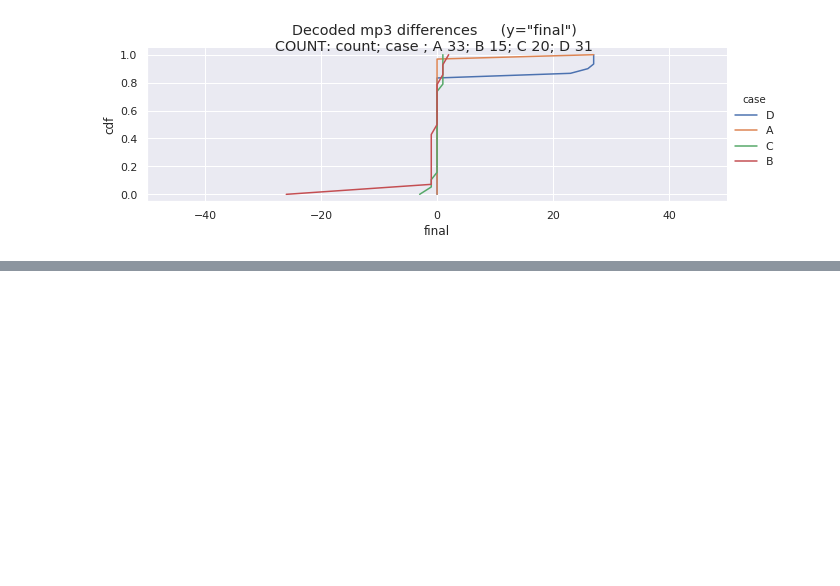
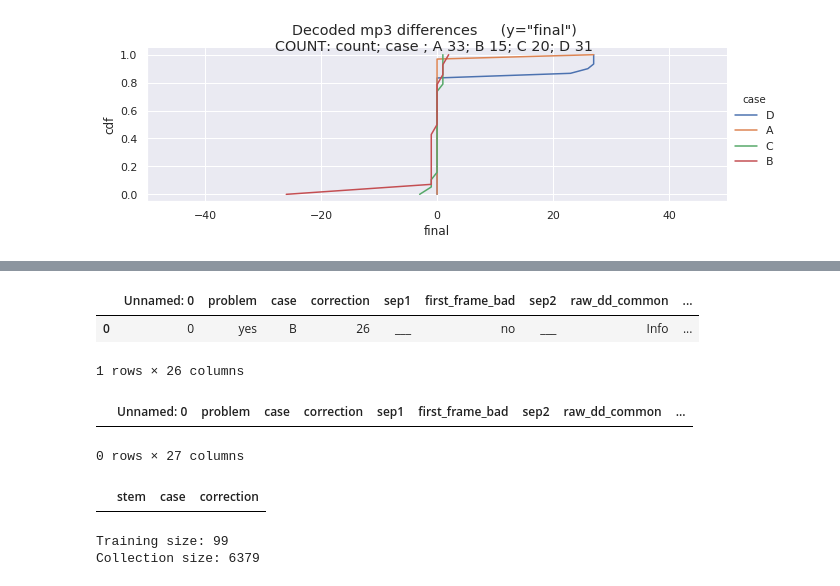
Before and after one commit to pestrela/music, a Jupyter notebook: offsets/fhg/bin/Analyse FHG.ipynb, the cells around one changed output, grey strips where cells are left out. Drawn from its saved outputs; the diff is of its cells as text; code cells hidden in the pictures; blank space fills up the shorter version.

```diff
--- a/offsets/fhg/bin/Analyse FHG.ipynb
+++ b/offsets/fhg/bin/Analyse FHG.ipynb
@@ -1135,13 +1135,3 @@ good_shift / case B: found 1 outliers
 |  | stem | tag | case | final |
 | 80 | Adam Beyer, Bart Skils - Your Min... | good_shift | B | -26 |
 [figure]
-# %%
-### UPDATE 31 May 2019 follows:
-
-# dataframes processing
-
-merge_df['fp'] = merge_df['final'].abs() >= 5
-collection_df = step3_read_csv_files_new("pedro_collection_mp3_headers.csv")
-
-len_training = len(merge_df)
-len_collection = len(collection_df)
@@ -1160,0 +1138,38 @@ Warning: stem Beyer not found. Showing head(1) instead.
+# %%
+### UPDATE 31 May 2019 follows:
+
+
+def sanitize_csv(file_in):
+    global options
+
+    file_in = options['data_folder'] + "/" + file_in
+
+    file_out_complete = file_in + ".complete.csv"
+    file_out_sanitized = file_in + ".sanitized.csv"
+
+    #####
+    df = pd.read_csv("../data/pedro_collection_mp3_headers.csv", sep="|")
+
+    df['file_orig'] = df['file']
+    df['file'] = np.arange(len(df))
+    df['file'] = df['file'].apply(lambda x: "%07d.mp3" % (x))
+
+    df.to_csv(file_out_complete, sep="|")
+
+    df = df.drop(columns="file_orig")
+    df.to_csv(file_out_sanitized, sep="|")
+
+    #sanitize_csv("pedro_collection_mp3_headers.csv")
+
+
+# dataframes processing
+
+training_df = merge_df.copy()
+training_df['fp'] = training_df['final'].abs() >= 5
+collection_df = step3_read_csv_files_new("pedro_collection_mp3_headers.csv.sanitized.csv")
+
+len_training = len(merge_df)
+len_collection = len(collection_df)
+
+print("Training size: %d\nCollection size: %d" % (len_training, len_collection))
+# %% [output]
@@ -1161 +1178,9 @@ Warning: stem Beyer not found. Showing head(1) instead.
+|  | Unnamed: 0 | problem | case | correction | sep1 | first_frame_bad | sep2 | raw_dd_common | ... |
+| 0 | 0 | yes | B | 26 | ___ | no | ___ | Info | ... |
+1 rows × 26 columns
+|  | Unnamed: 0 | problem | case | correction | sep1 | first_frame_bad | sep2 | raw_dd_common | ... |
+0 rows × 27 columns
+|  | stem | case | correction |
+Training size: 99
+Collection size: 6379
 # %%
```
Also changed, not shown: parts of 4 cells of this notebook.
